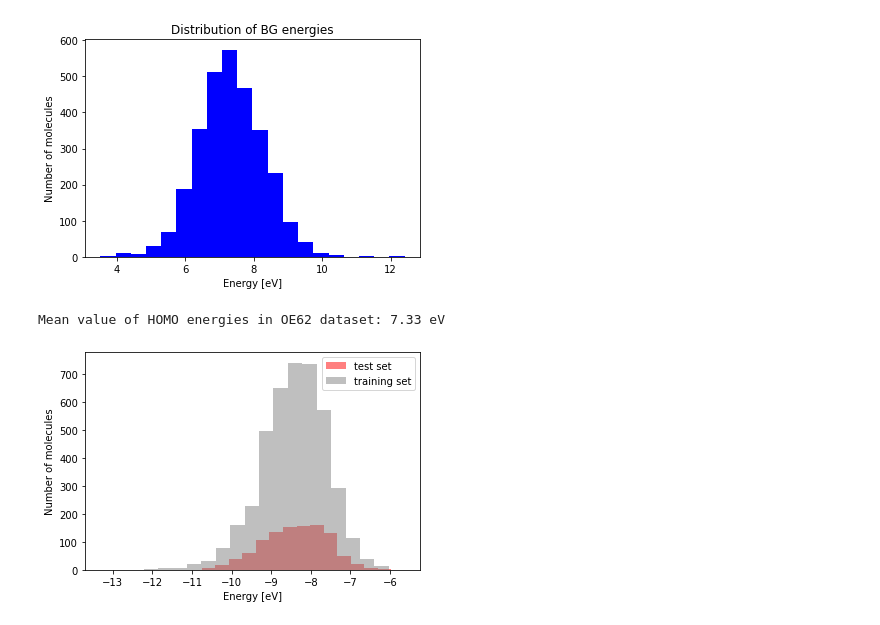
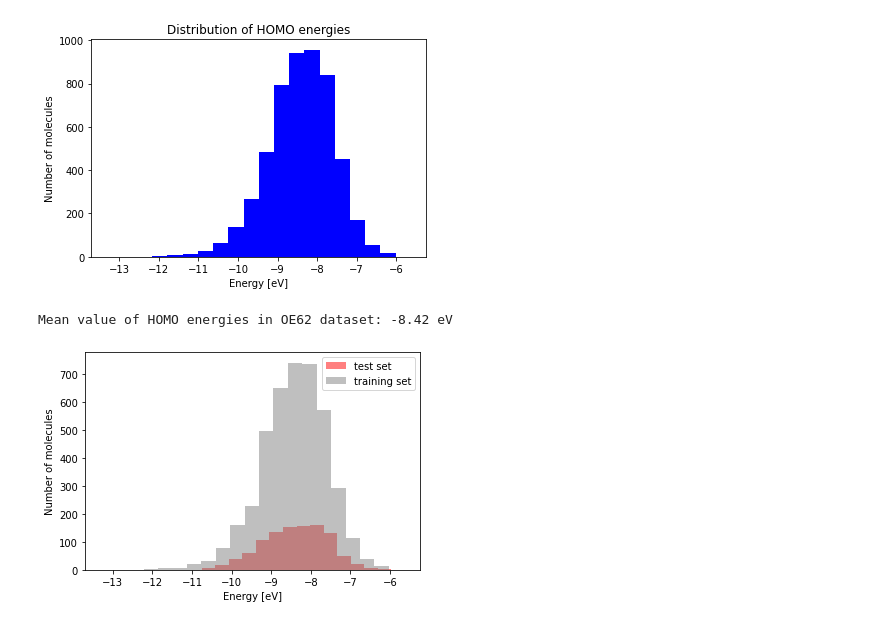
Before and after one commit to billalsohail/ML4MC, a Jupyter notebook: Coulomb_matrix_representation.ipynb, the cells around one changed output. Saved outputs shown, nothing was run; the diff lists cells and outputs as text; code cells hidden in the pictures.

```diff
--- a/Coulomb_matrix_representation.ipynb
+++ b/Coulomb_matrix_representation.ipynb
@@ -153,15 +153,15 @@ plt.show()
 # %%
-plt.hist(df['BG'].values, bins=20, density=False, facecolor='blue')
+plt.hist(df['HOMO'].values, bins=20, density=False, facecolor='blue')
 plt.xlabel("Energy [eV]")
 plt.ylabel("Number of molecules")
-plt.title("Distribution of BG energies")
+plt.title("Distribution of HOMO energies")
 plt.show()
 
 ## mean value of distribution
-print("Mean value of HOMO energies in OE62 dataset: %0.2f eV" %np.mean(df['BG'].dropna().values))
+print("Mean value of HOMO energies in OE62 dataset: %0.2f eV" %np.mean(df['HOMO'].values))
 # %% [output]
-[figure, old version]
+[figure, new version]
-Mean value of HOMO energies in OE62 dataset: 7.33 eV
+Mean value of HOMO energies in OE62 dataset: -8.42 eV
 # %%
  train, test = train_test_split(df, test_size=0.2, random_state=20210817)
 train_atoms, test_atoms = train['atoms'].to_list(), test['atoms'].to_list()
```
Also changed, not shown: parts of 10 cells of this notebook.
